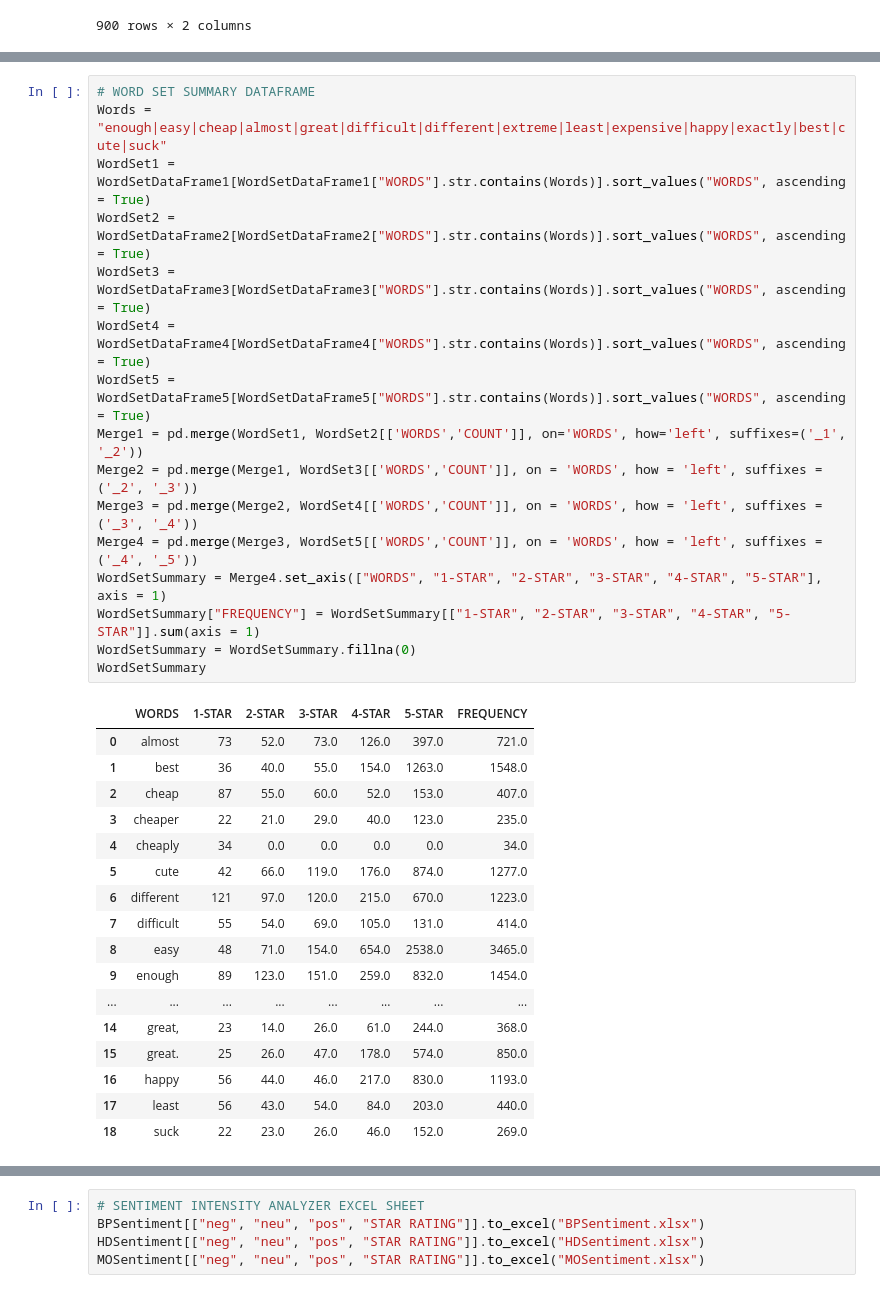
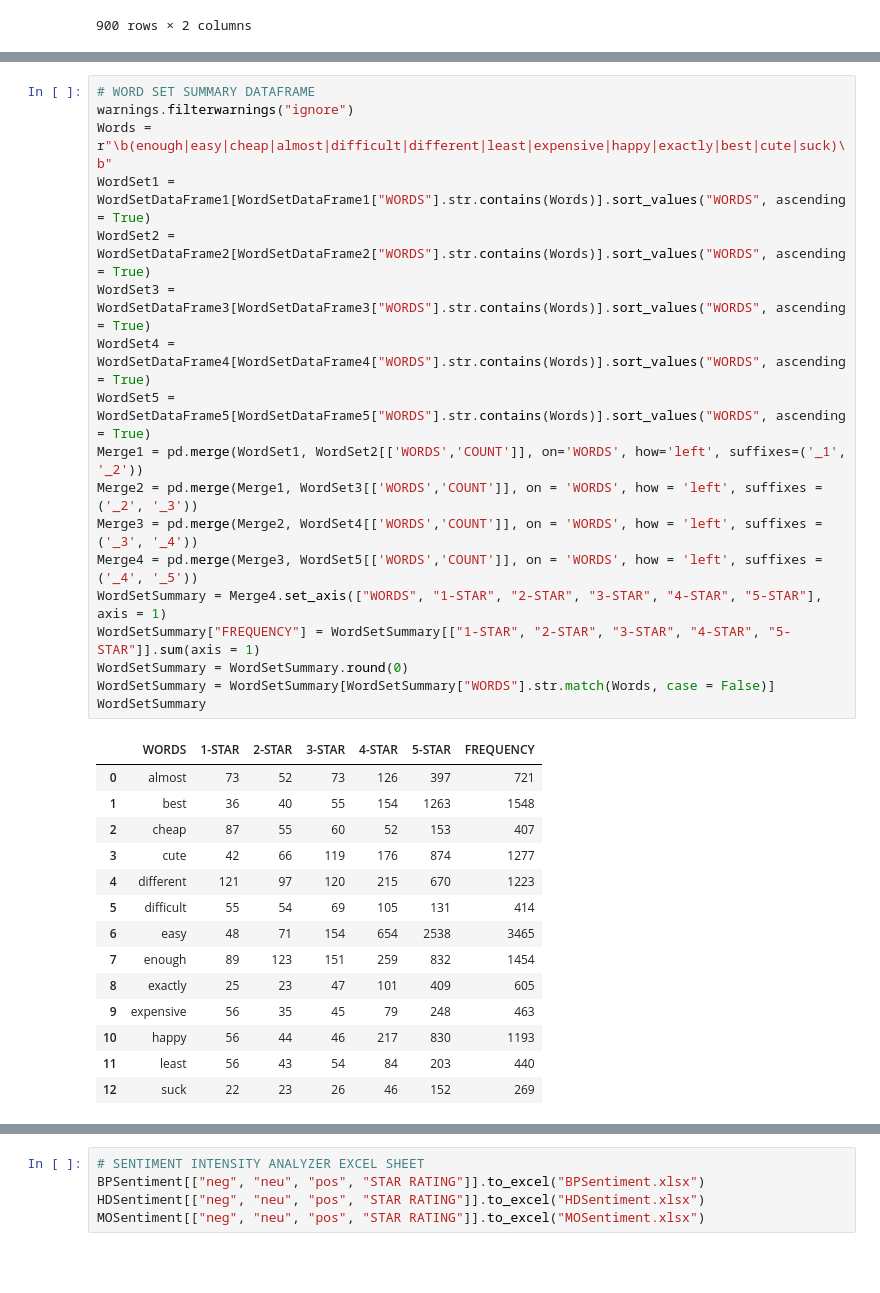
Before and after one commit to norzeelein/MATHEMATICAL-MODELLING-OF-ONLINE-PRODUCT-OFFERINGS, a Jupyter notebook: CODE.ipynb, the cells around one changed output, grey strips where cells are left out. Drawn from its saved outputs; the diff is of its cells as text; blank space fills up the shorter version.

```diff
--- a/CODE.ipynb
+++ b/CODE.ipynb
@@ -516,34 +519,33 @@ print(SetIntersection)
 # %%
 # WORD SET SUMMARY DATAFRAME
-Words = "enough|easy|cheap|almost|great|difficult|different|extreme|least|expensive|happy|exactly|best|cute|suck"
+warnings.filterwarnings("ignore")
+Words = r"\b(enough|easy|cheap|almost|difficult|different|least|expensive|happy|exactly|best|cute|suck)\b"
 WordSet1 = WordSetDataFrame1[WordSetDataFrame1["WORDS"].str.contains(Words)].sort_values("WORDS", ascending = True)
 WordSet2 = WordSetDataFrame2[WordSetDataFrame2["WORDS"].str.contains(Words)].sort_values("WORDS", ascending = True)
 WordSet3 = WordSetDataFrame3[WordSetDataFrame3["WORDS"].str.contains(Words)].sort_values("WORDS", ascending = True)
 WordSet4 = WordSetDataFrame4[WordSetDataFrame4["WORDS"].str.contains(Words)].sort_values("WORDS", ascending = True)
 WordSet5 = WordSetDataFrame5[WordSetDataFrame5["WORDS"].str.contains(Words)].sort_values("WORDS", ascending = True)
 Merge1 = pd.merge(WordSet1, WordSet2[['WORDS','COUNT']], on='WORDS', how='left', suffixes=('_1', '_2'))
 Merge2 = pd.merge(Merge1, WordSet3[['WORDS','COUNT']], on = 'WORDS', how = 'left', suffixes = ('_2', '_3'))
 Merge3 = pd.merge(Merge2, WordSet4[['WORDS','COUNT']], on = 'WORDS', how = 'left', suffixes = ('_3', '_4'))
 Merge4 = pd.merge(Merge3, WordSet5[['WORDS','COUNT']], on = 'WORDS', how = 'left', suffixes = ('_4', '_5'))
 WordSetSummary = Merge4.set_axis(["WORDS", "1-STAR", "2-STAR", "3-STAR", "4-STAR", "5-STAR"], axis = 1)
 WordSetSummary["FREQUENCY"] = WordSetSummary[["1-STAR", "2-STAR", "3-STAR", "4-STAR", "5-STAR"]].sum(axis = 1)
-WordSetSummary = WordSetSummary.fillna(0)
+WordSetSummary = WordSetSummary.round(0)
+WordSetSummary = WordSetSummary[WordSetSummary["WORDS"].str.match(Words, case = False)]
 WordSetSummary
 # %% [output]
 |  | WORDS | 1-STAR | 2-STAR | 3-STAR | 4-STAR | 5-STAR | FREQUENCY |
-| 0 | almost | 73 | 52.0 | 73.0 | 126.0 | 397.0 | 721.0 |
-| 1 | best | 36 | 40.0 | 55.0 | 154.0 | 1263.0 | 1548.0 |
-| 2 | cheap | 87 | 55.0 | 60.0 | 52.0 | 153.0 | 407.0 |
-| 3 | cheaper | 22 | 21.0 | 29.0 | 40.0 | 123.0 | 235.0 |
-| 4 | cheaply | 34 | 0.0 | 0.0 | 0.0 | 0.0 | 34.0 |
-| 5 | cute | 42 | 66.0 | 119.0 | 176.0 | 874.0 | 1277.0 |
-| 6 | different | 121 | 97.0 | 120.0 | 215.0 | 670.0 | 1223.0 |
-| 7 | difficult | 55 | 54.0 | 69.0 | 105.0 | 131.0 | 414.0 |
-| 8 | easy | 48 | 71.0 | 154.0 | 654.0 | 2538.0 | 3465.0 |
-| 9 | enough | 89 | 123.0 | 151.0 | 259.0 | 832.0 | 1454.0 |
-| ... | ... | ... | ... | ... | ... | ... | ... |
-| 14 | great, | 23 | 14.0 | 26.0 | 61.0 | 244.0 | 368.0 |
-| 15 | great. | 25 | 26.0 | 47.0 | 178.0 | 574.0 | 850.0 |
-| 16 | happy | 56 | 44.0 | 46.0 | 217.0 | 830.0 | 1193.0 |
-| 17 | least | 56 | 43.0 | 54.0 | 84.0 | 203.0 | 440.0 |
-| 18 | suck | 22 | 23.0 | 26.0 | 46.0 | 152.0 | 269.0 |
+| 0 | almost | 73 | 52 | 73 | 126 | 397 | 721 |
+| 1 | best | 36 | 40 | 55 | 154 | 1263 | 1548 |
+| 2 | cheap | 87 | 55 | 60 | 52 | 153 | 407 |
+| 3 | cute | 42 | 66 | 119 | 176 | 874 | 1277 |
+| 4 | different | 121 | 97 | 120 | 215 | 670 | 1223 |
+| 5 | difficult | 55 | 54 | 69 | 105 | 131 | 414 |
+| 6 | easy | 48 | 71 | 154 | 654 | 2538 | 3465 |
+| 7 | enough | 89 | 123 | 151 | 259 | 832 | 1454 |
+| 8 | exactly | 25 | 23 | 47 | 101 | 409 | 605 |
+| 9 | expensive | 56 | 35 | 45 | 79 | 248 | 463 |
+| 10 | happy | 56 | 44 | 46 | 217 | 830 | 1193 |
+| 11 | least | 56 | 43 | 54 | 84 | 203 | 440 |
+| 12 | suck | 22 | 23 | 26 | 46 | 152 | 269 |
```
Also changed, not shown: parts of 52 cells of this notebook.
